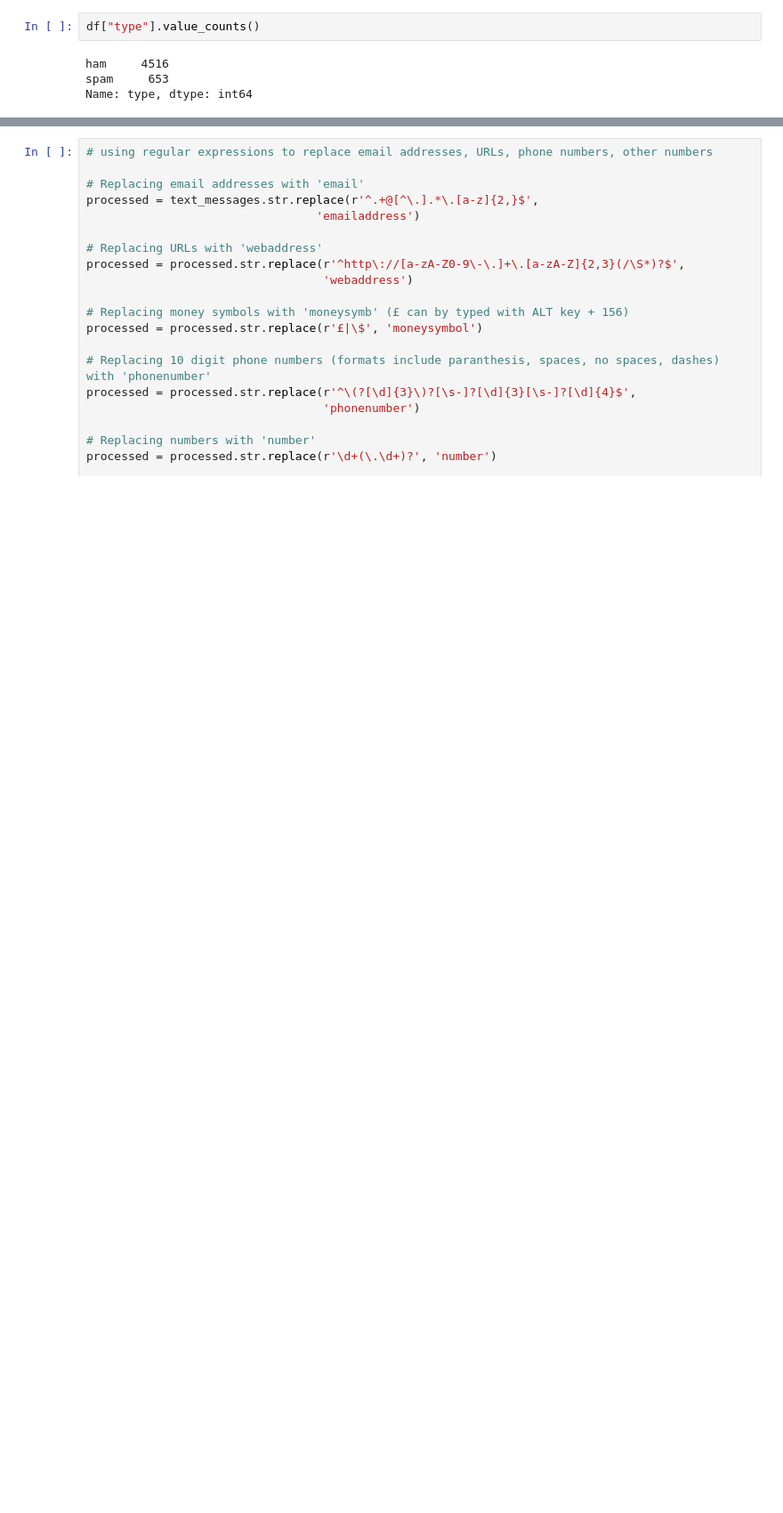
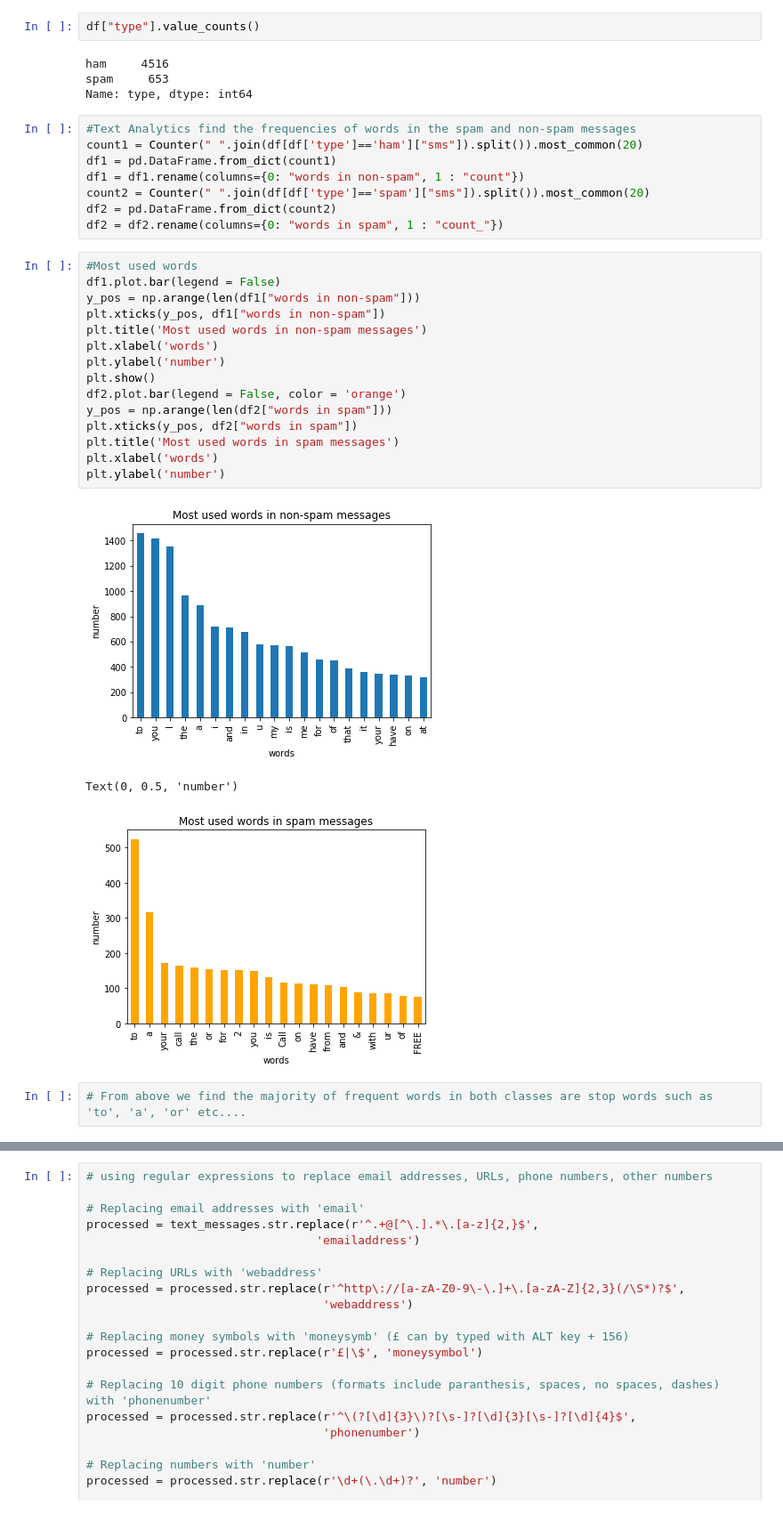
Before and after one commit to nsumlcse533/ctmnlp, a Jupyter notebook: 1935376/smsnlprajib.ipynb, the cells around one changed output, grey strips where cells are left out. Shown at 89% size. Saved outputs shown, nothing was run; the diff lists cells and outputs as text; blank space fills up the shorter version.

```diff
--- a/1935376/smsnlprajib.ipynb
+++ b/1935376/smsnlprajib.ipynb
@@ -155,3 +163,32 @@ df["type"].value_counts()
 ham     4516
 spam     653
 Name: type, dtype: int64
+# %%
+#Text Analytics find the frequencies of words in the spam and non-spam messages
+count1 = Counter(" ".join(df[df['type']=='ham']["sms"]).split()).most_common(20)
+df1 = pd.DataFrame.from_dict(count1)
+df1 = df1.rename(columns={0: "words in non-spam", 1 : "count"})
+count2 = Counter(" ".join(df[df['type']=='spam']["sms"]).split()).most_common(20)
+df2 = pd.DataFrame.from_dict(count2)
+df2 = df2.rename(columns={0: "words in spam", 1 : "count_"})
+# %%
+#Most used words
+df1.plot.bar(legend = False)
+y_pos = np.arange(len(df1["words in non-spam"]))
+plt.xticks(y_pos, df1["words in non-spam"])
+plt.title('Most used words in non-spam messages')
+plt.xlabel('words')
+plt.ylabel('number')
+plt.show()
+df2.plot.bar(legend = False, color = 'orange')
+y_pos = np.arange(len(df2["words in spam"]))
+plt.xticks(y_pos, df2["words in spam"])
+plt.title('Most used words in spam messages')
+plt.xlabel('words')
+plt.ylabel('number')
+# %% [output]
+[figure, added]
+Text(0, 0.5, 'number')
+[figure, added]
+# %%
+# From above we find the majority of frequent words in both classes are stop words such as 'to', 'a', 'or' etc....
```
Also changed, not shown: parts of 24 cells of this notebook.
